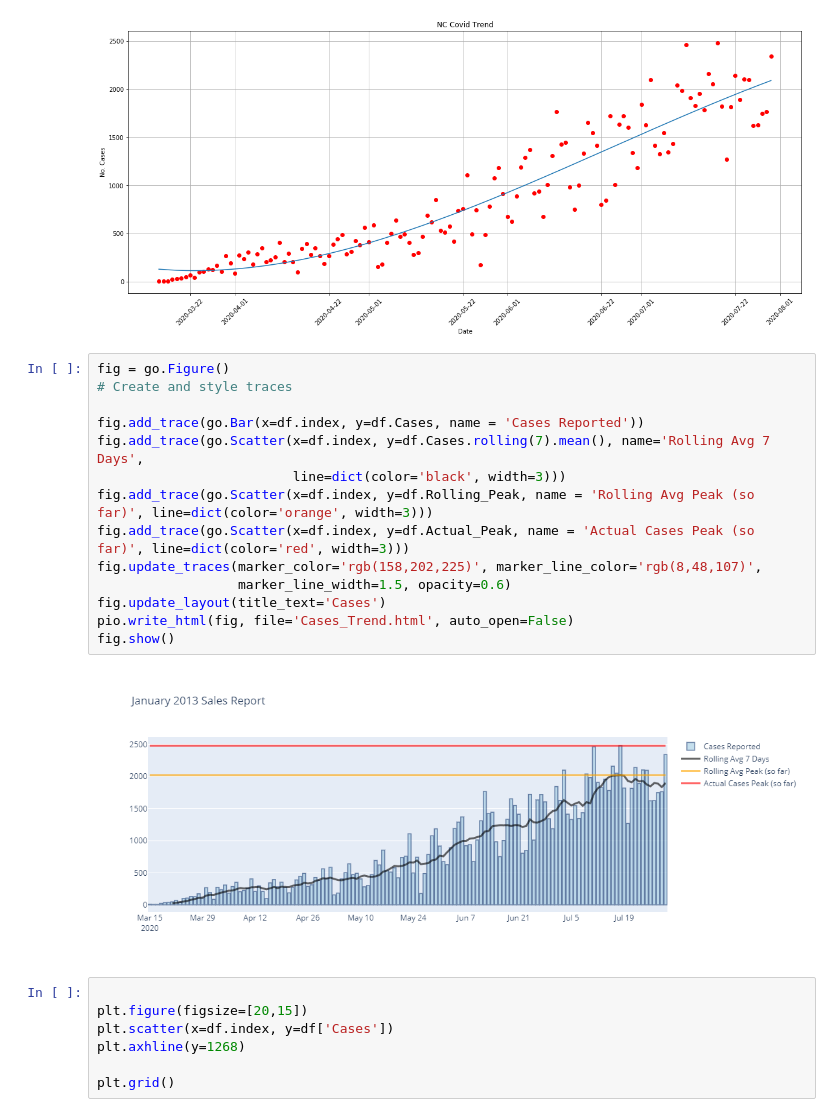
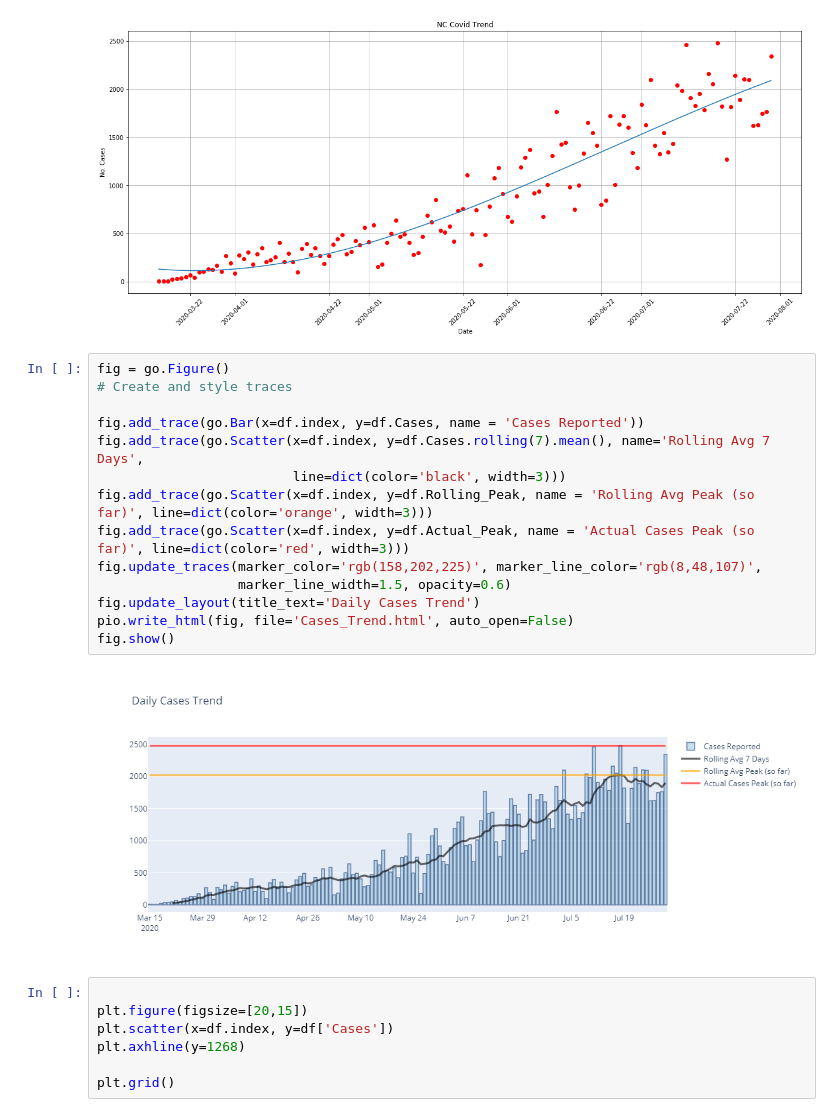
Before and after one commit to LoriHarris/CovidDashboard, a Jupyter notebook: Covid_Cases_Over_time.ipynb, the cells around one changed output. Cells and saved outputs as stored; diff of their text form.

```diff
--- a/Covid_Cases_Over_time.ipynb
+++ b/Covid_Cases_Over_time.ipynb
@@ -90,19 +90,19 @@ To register the converters:
 # %%
 fig = go.Figure()
 # Create and style traces
 
 fig.add_trace(go.Bar(x=df.index, y=df.Cases, name = 'Cases Reported'))
 fig.add_trace(go.Scatter(x=df.index, y=df.Cases.rolling(7).mean(), name='Rolling Avg 7 Days',
                          line=dict(color='black', width=3)))
 fig.add_trace(go.Scatter(x=df.index, y=df.Rolling_Peak, name = 'Rolling Avg Peak (so far)', line=dict(color='orange', width=3)))
 fig.add_trace(go.Scatter(x=df.index, y=df.Actual_Peak, name = 'Actual Cases Peak (so far)', line=dict(color='red', width=3)))
 fig.update_traces(marker_color='rgb(158,202,225)', marker_line_color='rgb(8,48,107)',
                   marker_line_width=1.5, opacity=0.6)
-fig.update_layout(title_text='Cases')
+fig.update_layout(title_text='Daily Cases Trend')
 pio.write_html(fig, file='Cases_Trend.html', auto_open=False)
 fig.show()
 # %% [output]
-[figure, old version]
+[figure, new version]
 # %%
 
 plt.figure(figsize=[20,15])
```
Also changed, not shown: 2 other files.
